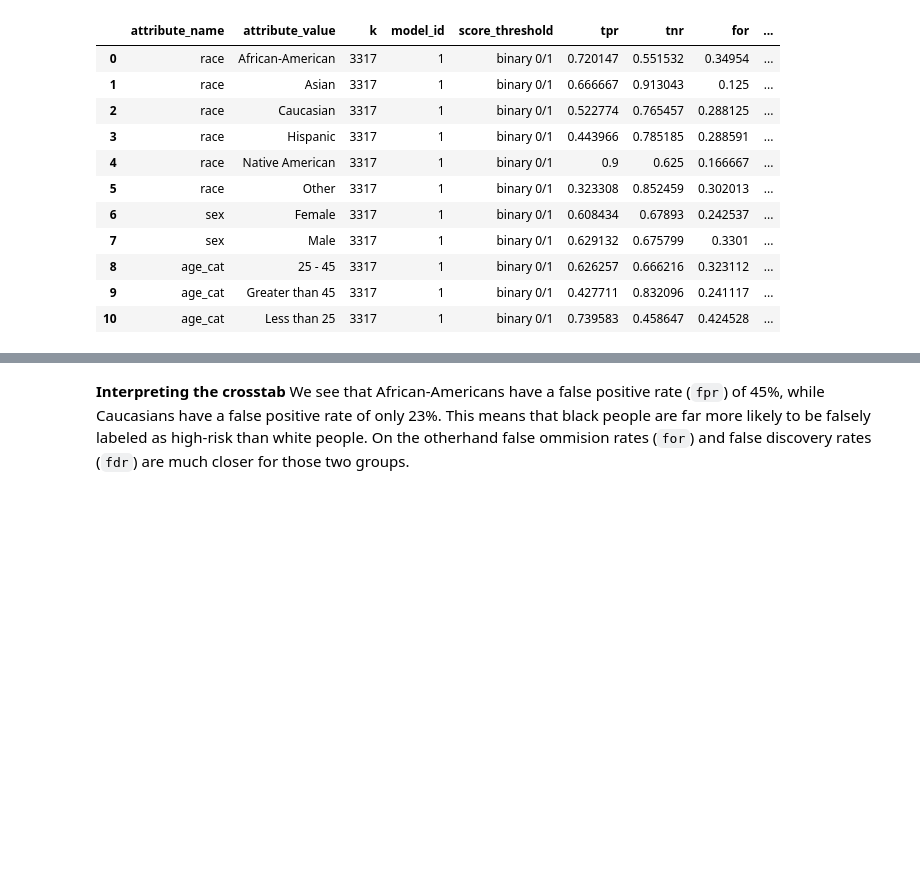
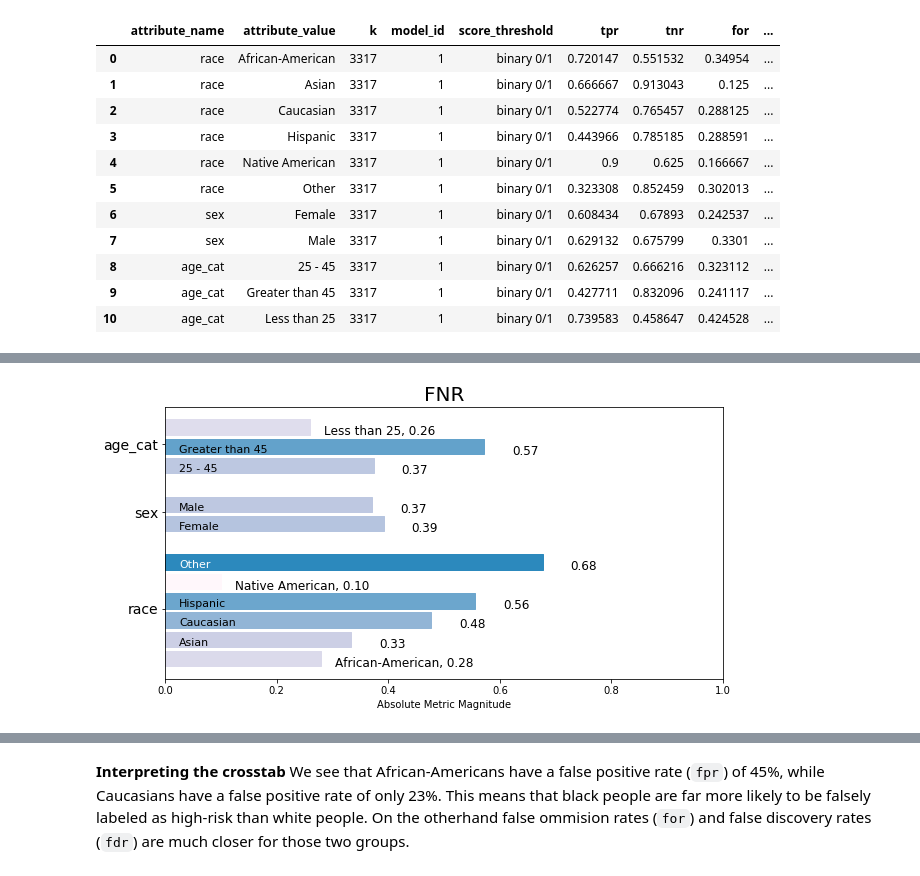
Before and after one commit to dssg/aequitas, a Jupyter notebook: docs/source/examples/compas_demo.ipynb, the cells around one changed output, grey strips where cells are left out. Drawn from its saved outputs; the diff is of its cells as text; code cells hidden in the pictures; blank space fills up the shorter version.

```diff
--- a/docs/source/examples/compas_demo.ipynb
+++ b/docs/source/examples/compas_demo.ipynb
@@ -214,0 +299,4 @@ xtab[['attribute_name', 'attribute_value', 'fpr', 'fnr', 'tpr', 'tnr', 'for', 'f
+# %%
+g = plot_group_metric(xtab, 'fnr')
+# %% [output]
+[figure, added]
```
Also changed, not shown: parts of 21 cells of this notebook.
